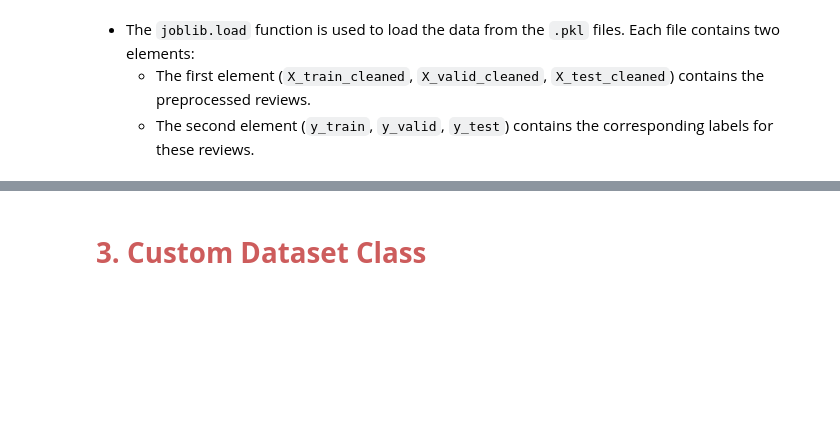
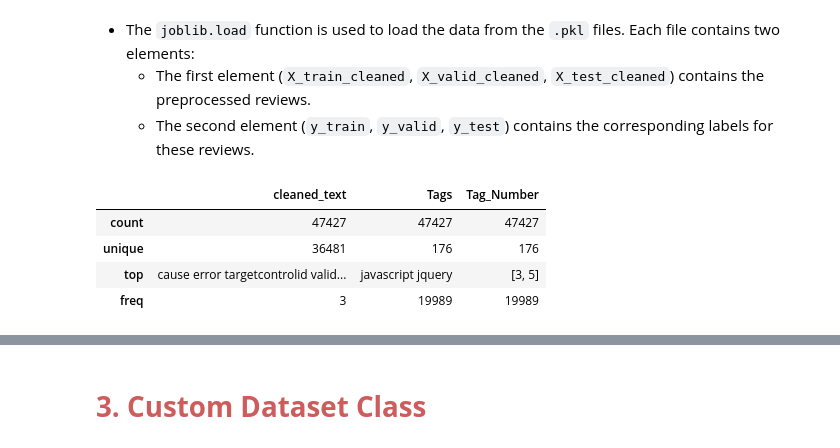
Before and after one commit to harikrishnad1997/BUAN_6342_Applied_Natural_Language_Processing, a Jupyter notebook: HW/Harikrishna_Dev_HW_4A.ipynb, the cells around one changed output, grey strips where cells are left out. Saved outputs shown, nothing was run; the diff lists cells and outputs as text; code cells hidden in the pictures; blank space fills up the shorter version.

```diff
--- a/HW/Harikrishna_Dev_HW_4A.ipynb
+++ b/HW/Harikrishna_Dev_HW_4A.ipynb
@@ -156,3 +154,11 @@ data.head()
 - The `joblib.load` function is used to load the data from the `.pkl` files. Each file contains two elements:
   - The first element (`X_train_cleaned`, `X_valid_cleaned`, `X_test_cleaned`) contains the preprocessed reviews.
   - The second element (`y_train`, `y_valid`, `y_test`) contains the corresponding labels for these reviews.
+# %%
+data.describe()
+# %% [output]
+|  | cleaned_text | Tags | Tag_Number |
+| count | 47427 | 47427 | 47427 |
+| unique | 36481 | 176 | 176 |
+| top | cause error targetcontrolid valid... | javascript jquery | [3, 5] |
+| freq | 3 | 19989 | 19989 |
```
Also changed, not shown: parts of 30 cells of this notebook, 1 other file.
